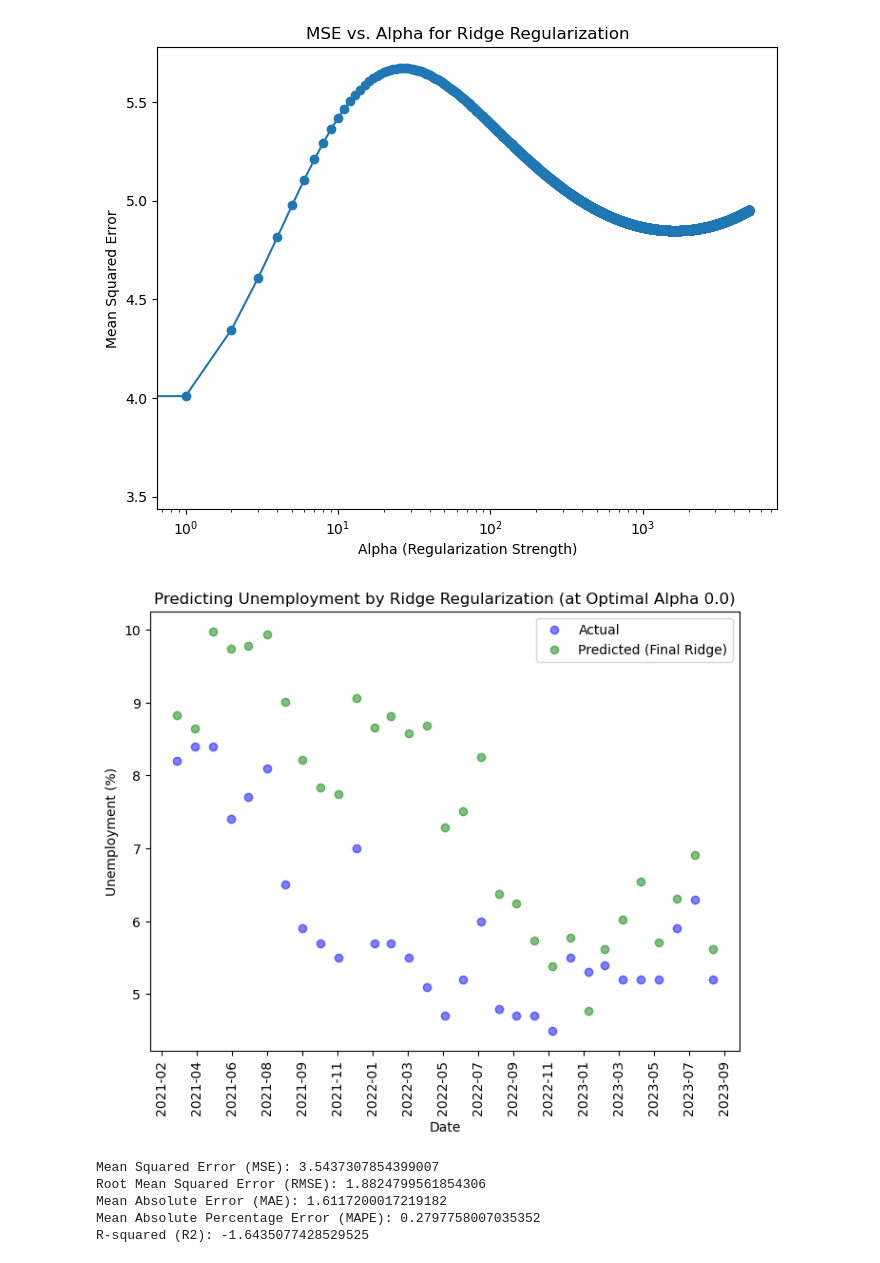
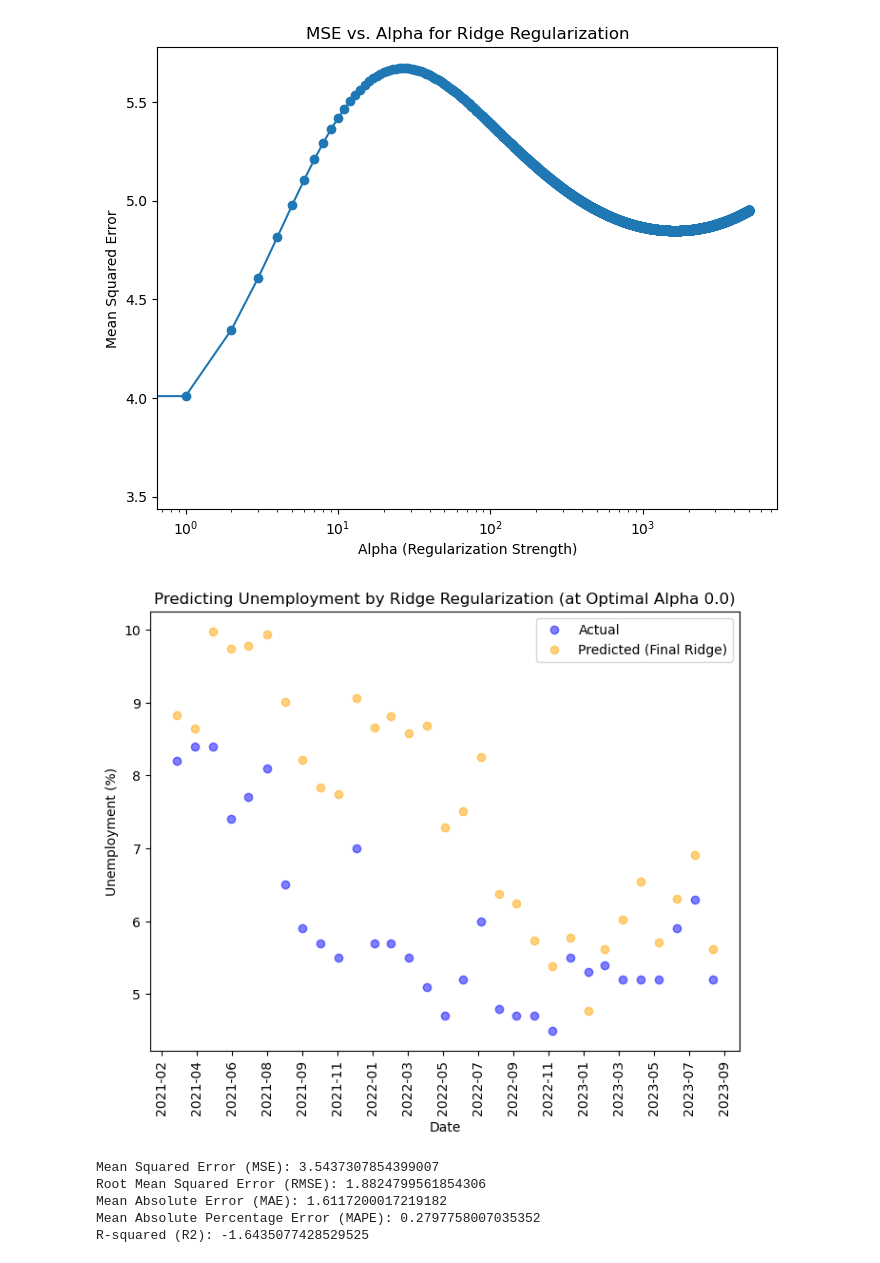
Before and after one commit to gso5699/Predicting-Unemployment-MSCI446-Project-, a Jupyter notebook: Regression_models.ipynb, the cells around one changed output. Drawn from its saved outputs; the diff is of its cells as text; code cells hidden in the pictures.

```diff
--- a/Regression_models.ipynb
+++ b/Regression_models.ipynb
@@ -562,18 +562,18 @@ final_pred_ridge = pd.DataFrame(index=X_test.index, data=final_ridge_test_preds,
 # %%
 #plot performance against test set
 plt.figure(figsize=(8, 6))
 plt.scatter(y_test.index, y_test, color='blue', label='Actual', alpha=0.5)
-plt.scatter(final_pred_ridge.index, final_pred_ridge, color='green', label='Predicted (Final Ridge)', alpha=0.5)
+plt.scatter(final_pred_ridge.index, final_pred_ridge, color='orange', label='Predicted (Final Ridge)', alpha=0.5)
 plt.xlabel('Date')
 plt.ylabel('Unemployment (%)')
 plt.title(f"Predicting Unemployment by Ridge Regularization (at Optimal Alpha {optimal_alpha})")
 plt.legend()
 plt.gca().xaxis.set_major_formatter(mdates.DateFormatter('%Y-%m'))
 plt.gca().xaxis.set_major_locator(MaxNLocator(nbins=20))
 plt.xticks(rotation=90)
 plt.show()
 # %% [output]
-[figure, old version]
+[figure, new version]
 # %%
 #get ridge performance metrics
 mse = mean_squared_error(y_test, final_pred_ridge)
```
Also changed, not shown: parts of 1 cell of this notebook.
